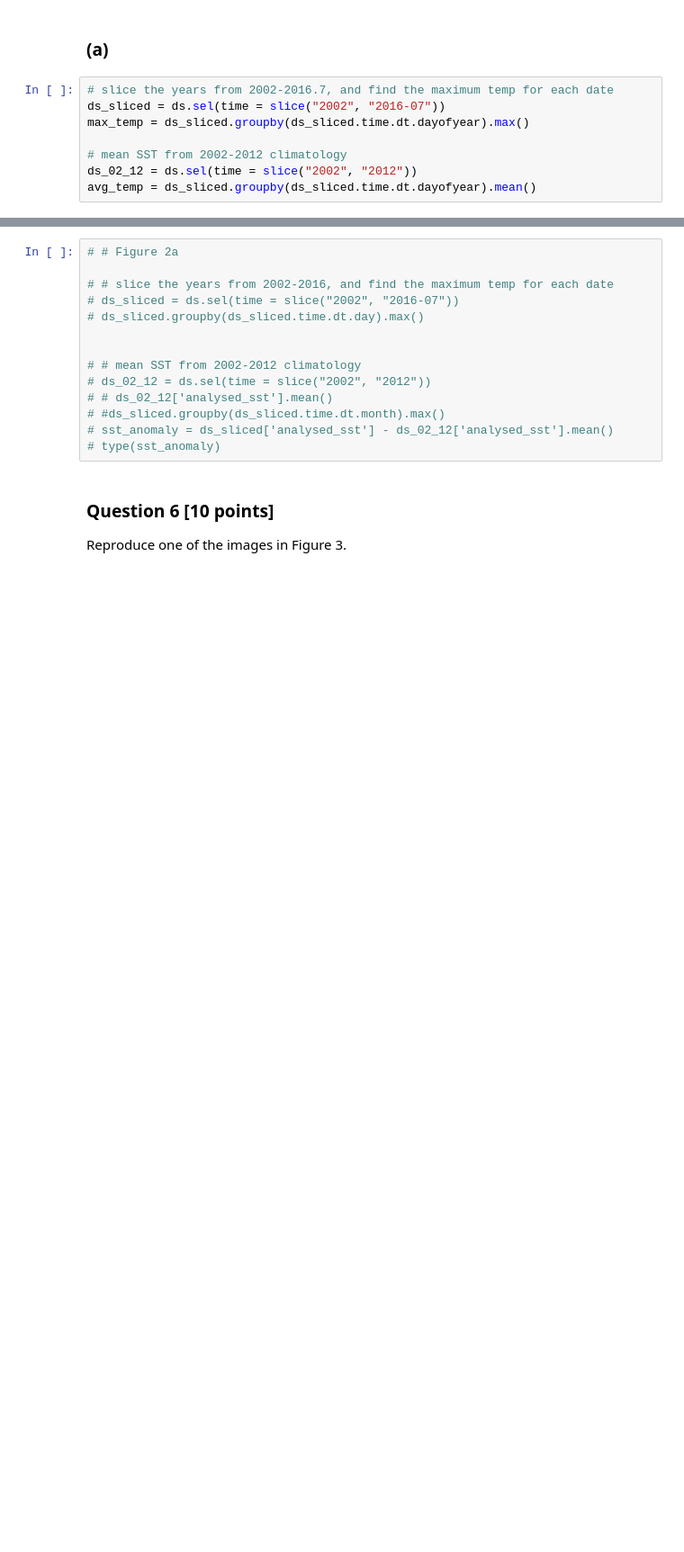
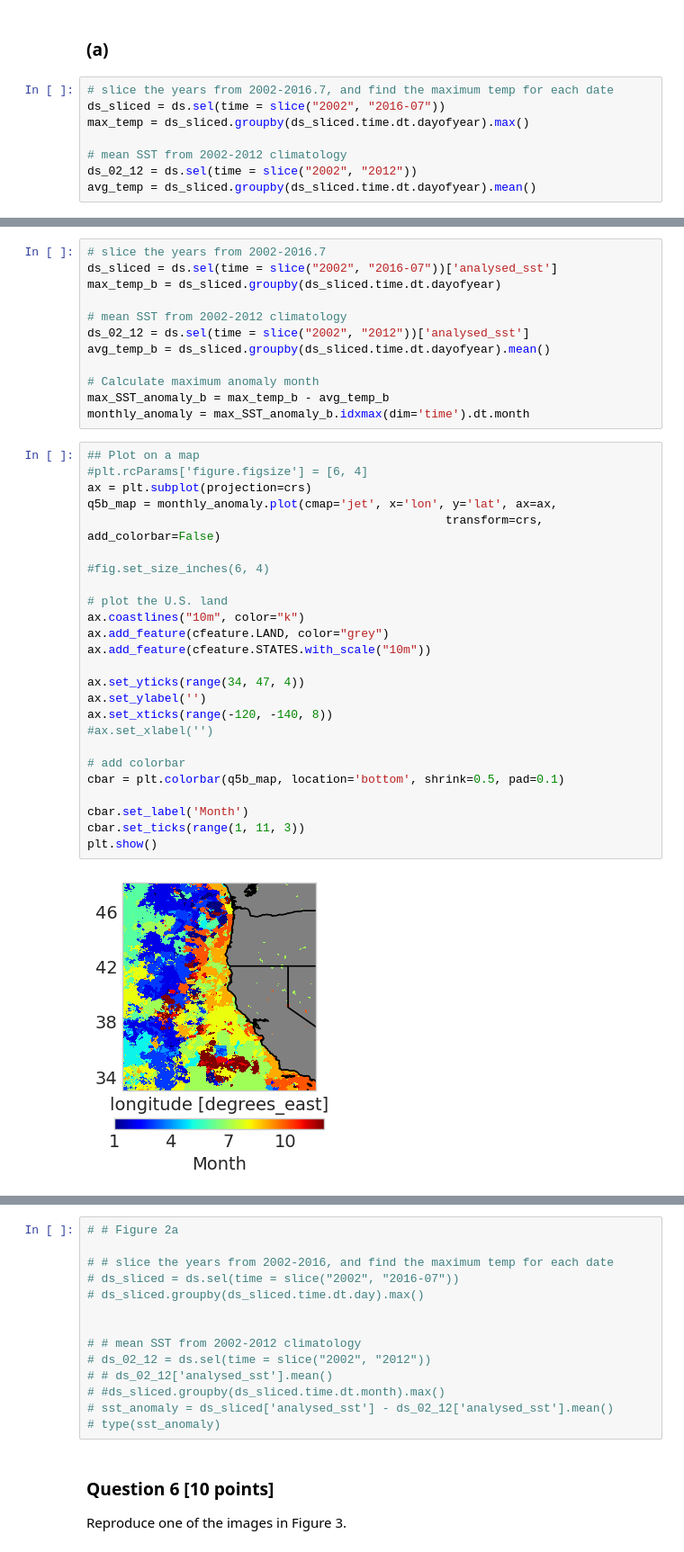
Before and after one commit to UCB-stat-159-s23/hw03-Group12, a Jupyter notebook: hw03-climate.ipynb, the cells around one changed output, grey strips where cells are left out. Shown at 90% size. Saved outputs shown, nothing was run; the diff lists cells and outputs as text; blank space fills up the shorter version.

```diff
--- a/hw03-climate.ipynb
+++ b/hw03-climate.ipynb
@@ -310,0 +315,39 @@ plt.show()
+# %%
+# slice the years from 2002-2016.7
+ds_sliced = ds.sel(time = slice("2002", "2016-07"))['analysed_sst']
+max_temp_b = ds_sliced.groupby(ds_sliced.time.dt.dayofyear)
+
+# mean SST from 2002-2012 climatology
+ds_02_12 = ds.sel(time = slice("2002", "2012"))['analysed_sst']
+avg_temp_b = ds_sliced.groupby(ds_sliced.time.dt.dayofyear).mean()
+
+# Calculate maximum anomaly month
+max_SST_anomaly_b = max_temp_b - avg_temp_b
+monthly_anomaly = max_SST_anomaly_b.idxmax(dim='time').dt.month
+# %%
+## Plot on a map
+#plt.rcParams['figure.figsize'] = [6, 4]
+ax = plt.subplot(projection=crs)
+q5b_map = monthly_anomaly.plot(cmap='jet', x='lon', y='lat', ax=ax,
+                                                   transform=crs, add_colorbar=False)
+
+#fig.set_size_inches(6, 4)
+
+# plot the U.S. land
+ax.coastlines("10m", color="k")
+ax.add_feature(cfeature.LAND, color="grey")
+ax.add_feature(cfeature.STATES.with_scale("10m"))
+
+ax.set_yticks(range(34, 47, 4))
+ax.set_ylabel('')
+ax.set_xticks(range(-120, -140, 8))
+#ax.set_xlabel('')
+
+# add colorbar
+cbar = plt.colorbar(q5b_map, location='bottom', shrink=0.5, pad=0.1)
+
+cbar.set_label('Month')
+cbar.set_ticks(range(1, 11, 3))
+plt.show()
+# %% [output]
+[figure, added]
```
Also changed, not shown: parts of 5 cells of this notebook, 1 other file.
